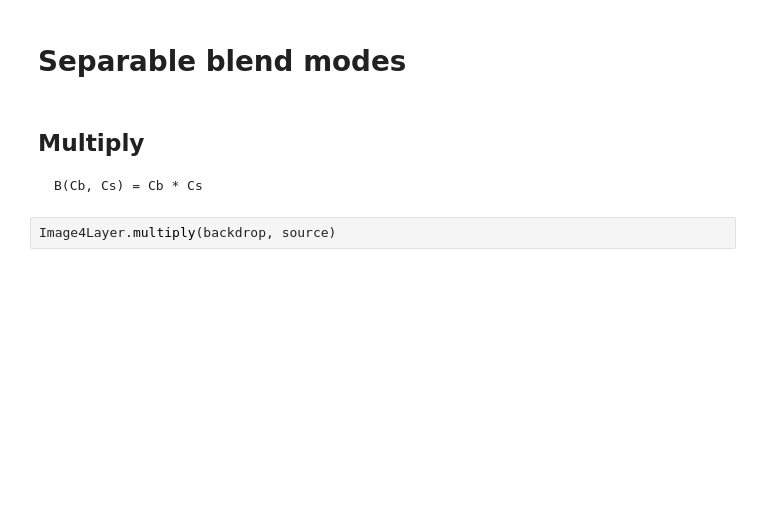
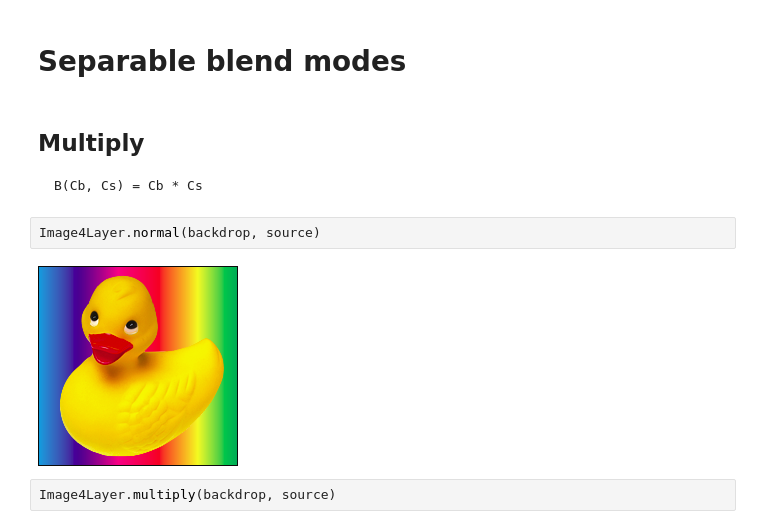
Before and after one commit to pashango2/Image4Layer, a Jupyter notebook: notebook/image4layer.ipynb, the cells around one changed output. Drawn from its saved outputs; the diff is of its cells as text; blank space fills up the shorter version.

````diff
--- a/notebook/image4layer.ipynb
+++ b/notebook/image4layer.ipynb
@@ -29,6 +29,10 @@ print(Image4Layer.__version__)
 ```
 B(Cb, Cs) = Cb * Cs
 ```
+# %%
+Image4Layer.normal(backdrop, source)
+# %% [output]
+[figure, added]
 # %%
 Image4Layer.multiply(backdrop, source)
 # %% [output]
````
Also changed, not shown: parts of 1 cell of this notebook, 2 other files.
